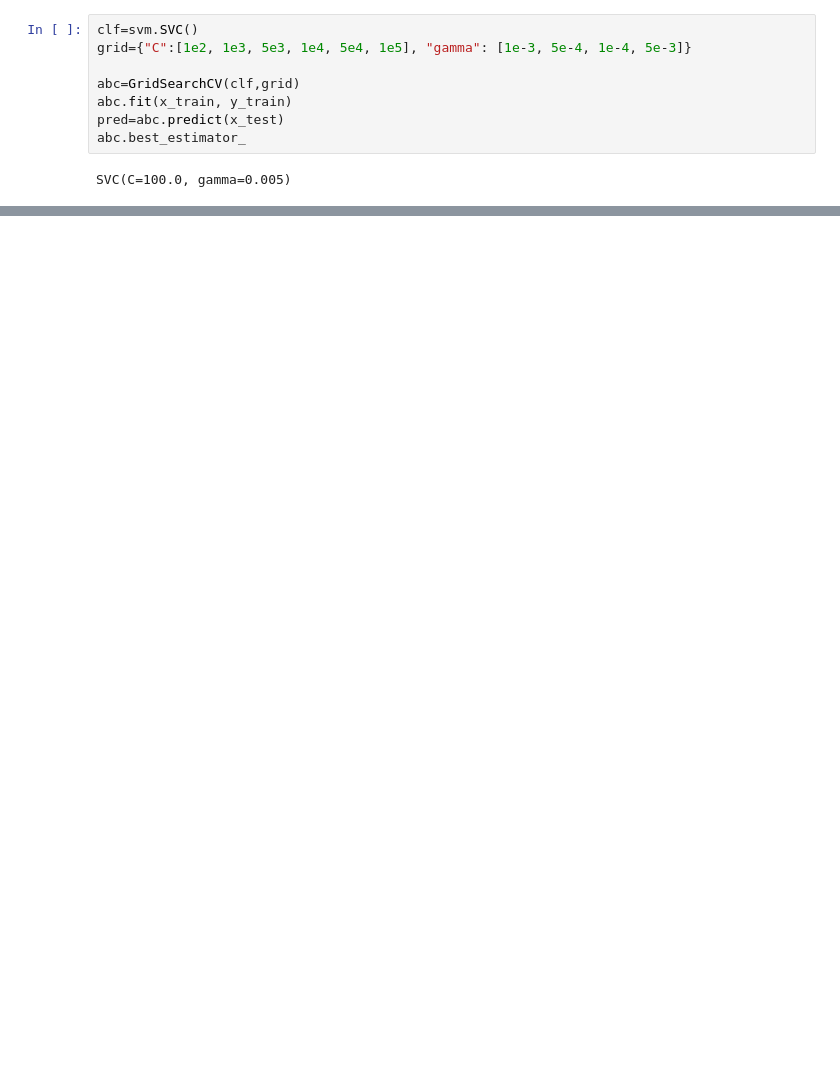
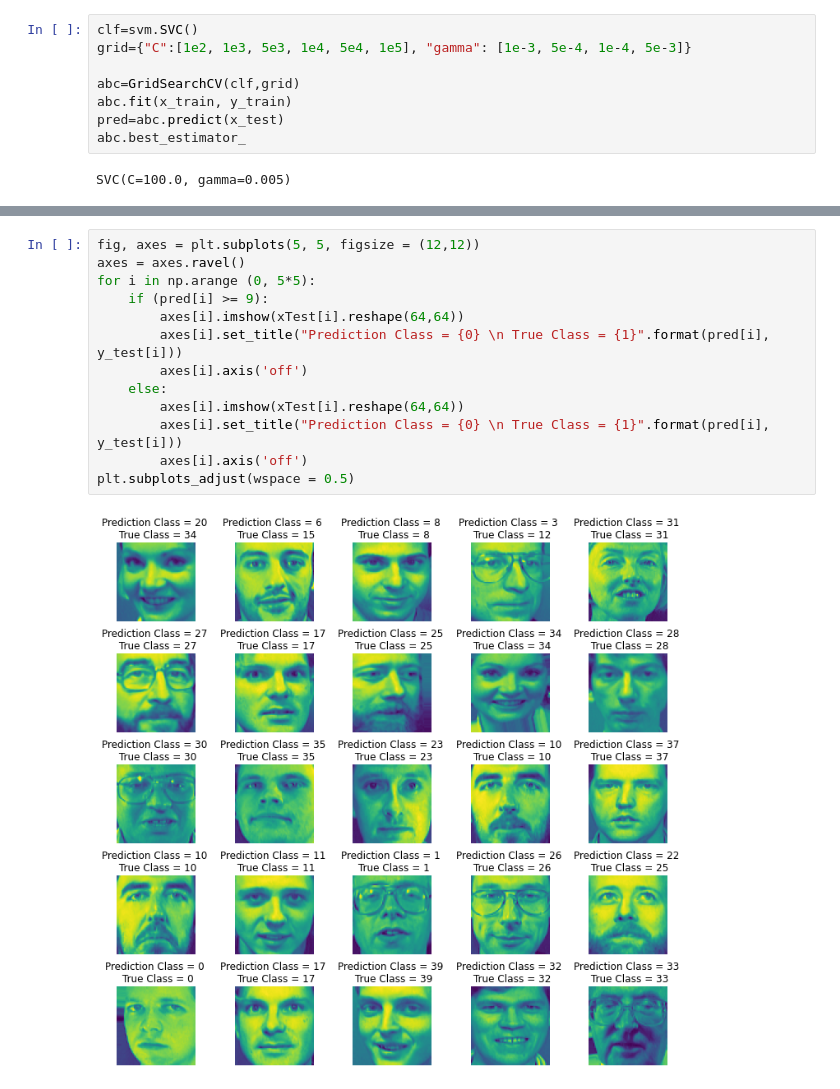
Before and after one commit to renatovalente5/AA-Projs, a Jupyter notebook: Project2/SVM2.ipynb, the cells around one changed output, grey strips where cells are left out. Saved outputs shown, nothing was run; the diff lists cells and outputs as text; blank space fills up the shorter version.

```diff
--- a/Project2/SVM2.ipynb
+++ b/Project2/SVM2.ipynb
@@ -194,0 +190,15 @@ Confusion matrix, without normalization
+# %%
+fig, axes = plt.subplots(5, 5, figsize = (12,12))
+axes = axes.ravel()
+for i in np.arange (0, 5*5):
+    if (pred[i] >= 9):
+        axes[i].imshow(xTest[i].reshape(64,64))
+        axes[i].set_title("Prediction Class = {0} \n True Class = {1}".format(pred[i], y_test[i]))
+        axes[i].axis('off')
+    else:
+        axes[i].imshow(xTest[i].reshape(64,64))
+        axes[i].set_title("Prediction Class = {0} \n True Class = {1}".format(pred[i], y_test[i]))
+        axes[i].axis('off')
+plt.subplots_adjust(wspace = 0.5)
+# %% [output]
+[figure, added]
```
Also changed, not shown: parts of 10 cells of this notebook.
